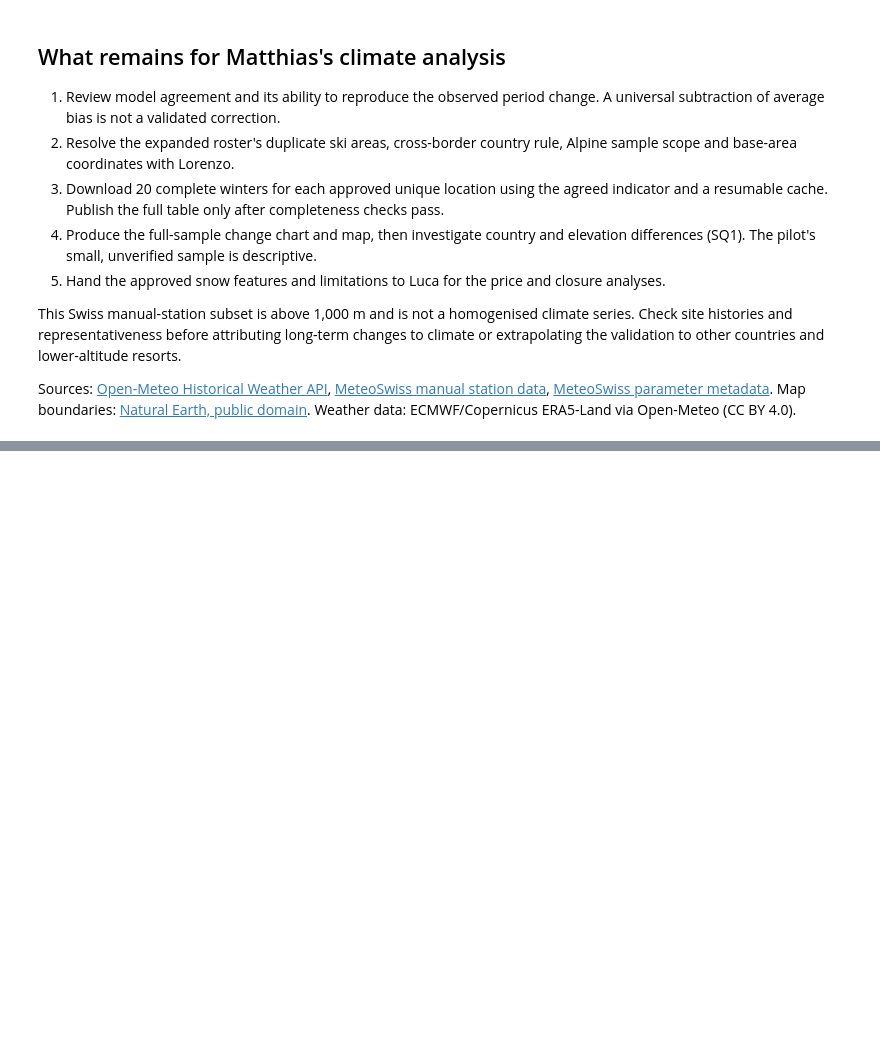
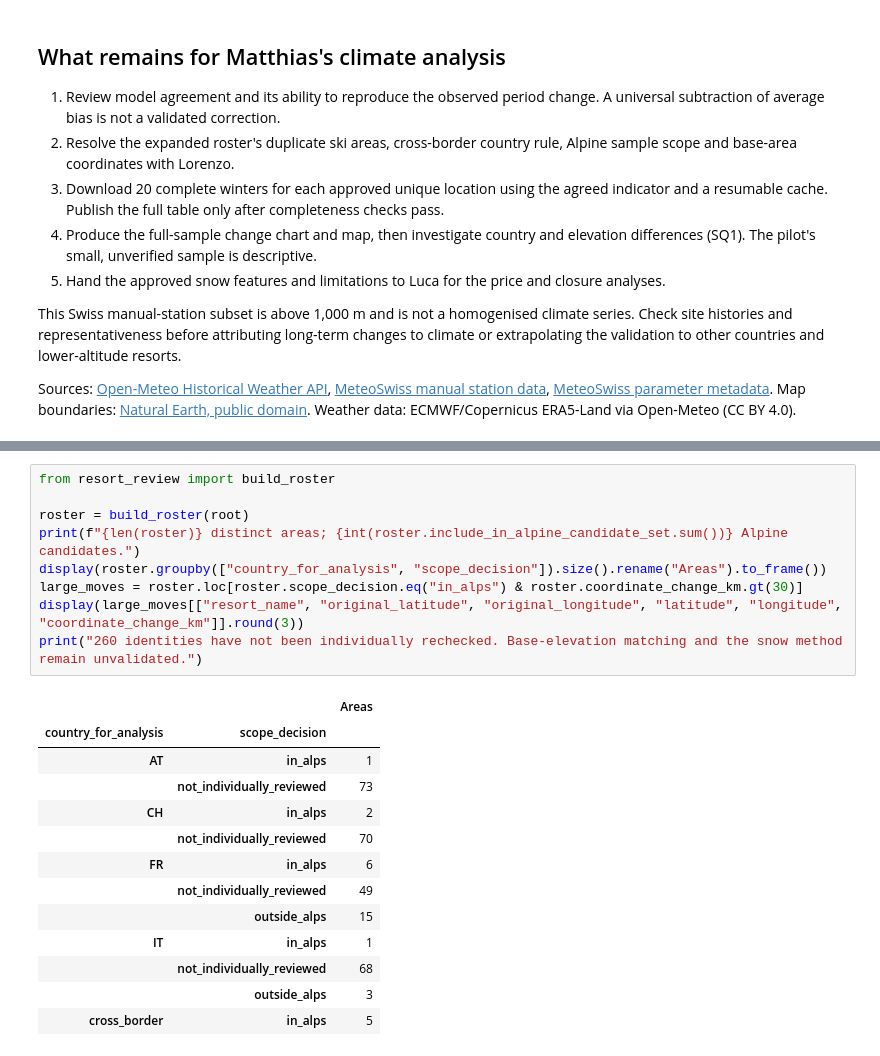
Before and after one commit to lucaricco12/sci-alpi, a Jupyter notebook: notebooks/03.2_snow_analysis.ipynb, the cells around one changed output, grey strips where cells are left out. Drawn from its saved outputs; the diff is of its cells as text; blank space fills up the shorter version.

Commit message:
Set up Codespaces and add audited snow expansion workflow

```diff
--- a/notebooks/03.2_snow_analysis.ipynb
+++ b/notebooks/03.2_snow_analysis.ipynb
@@ -215,0 +220,23 @@ Sources: [Open-Meteo Historical Weather API](https://open-meteo.com/en/docs/hist
+# %%
+from resort_review import build_roster
+
+roster = build_roster(root)
+print(f"{len(roster)} distinct areas; {int(roster.include_in_alpine_candidate_set.sum())} Alpine candidates.")
+display(roster.groupby(["country_for_analysis", "scope_decision"]).size().rename("Areas").to_frame())
+large_moves = roster.loc[roster.scope_decision.eq("in_alps") & roster.coordinate_change_km.gt(30)]
+display(large_moves[["resort_name", "original_latitude", "original_longitude", "latitude", "longitude", "coordinate_change_km"]].round(3))
+print("260 identities have not been individually rechecked. Base-elevation matching and the snow method remain unvalidated.")
+# %% [output]
+|  |  | Areas |
+| country_for_analysis | scope_decision |  |
+| AT | in_alps | 1 |
+|  | not_individually_reviewed | 73 |
+| CH | in_alps | 2 |
+|  | not_individually_reviewed | 70 |
+| FR | in_alps | 6 |
+|  | not_individually_reviewed | 49 |
+|  | outside_alps | 15 |
+| IT | in_alps | 1 |
+|  | not_individually_reviewed | 68 |
+|  | outside_alps | 3 |
+| cross_border | in_alps | 5 |
```
Also changed, not shown: parts of 5 cells of this notebook, 28 other files.
